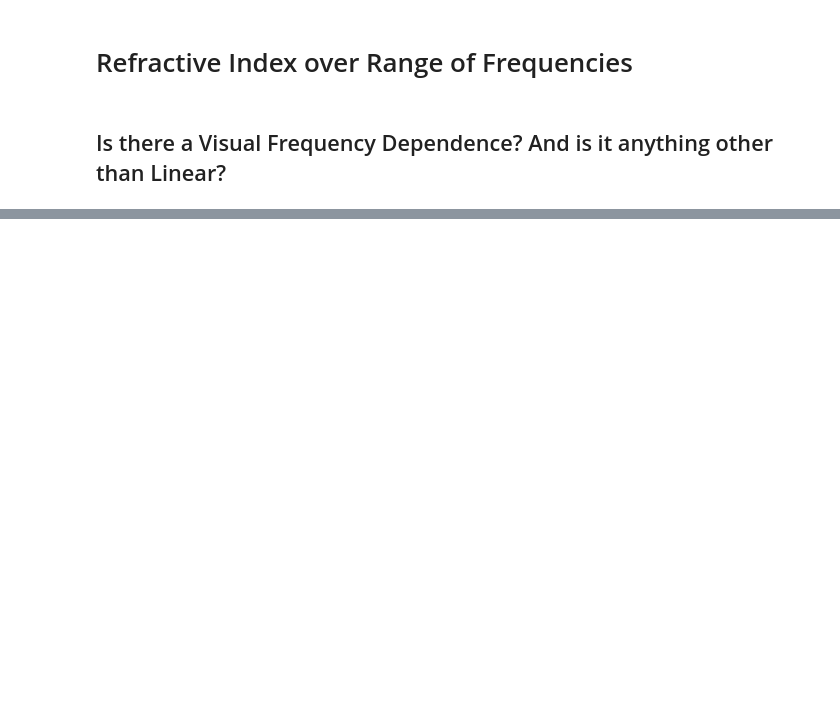
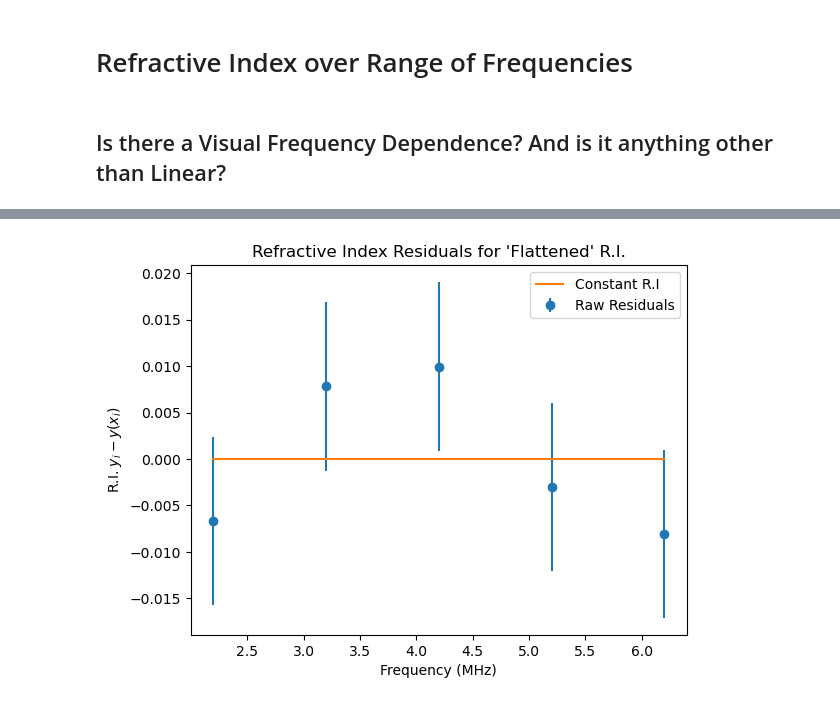
Before and after one commit to xingyzt/5bl, a Jupyter notebook: capstone/sine_propagation_delay.ipynb, the cells around one changed output, grey strips where cells are left out. Saved outputs shown, nothing was run; the diff lists cells and outputs as text; code cells hidden in the pictures; blank space fills up the shorter version.

```diff
--- a/capstone/sine_propagation_delay.ipynb
+++ b/capstone/sine_propagation_delay.ipynb
@@ -180,0 +229,10 @@ refractive_index_200kHz = avg_index(array_200k_trials)
+# %%
+plt.errorbar(freq_values[2:]/(1e6), n_values[2:] - mean_n_over_2MHz, yerr=n_err[2:], fmt="o", label="Raw Residuals")
+plt.plot(freq_values[2:]/(1e6), [0]*5, label="Constant R.I")
+plt.xlabel("Frequency (MHz)")
+plt.ylabel(r"R.I. $y_i-y(x_i)$")
+plt.title("Refractive Index Residuals for 'Flattened' R.I.")
+plt.legend()
+plt.show()
+# %% [output]
+[figure, added]
```
Also changed, not shown: parts of 17 cells of this notebook.
